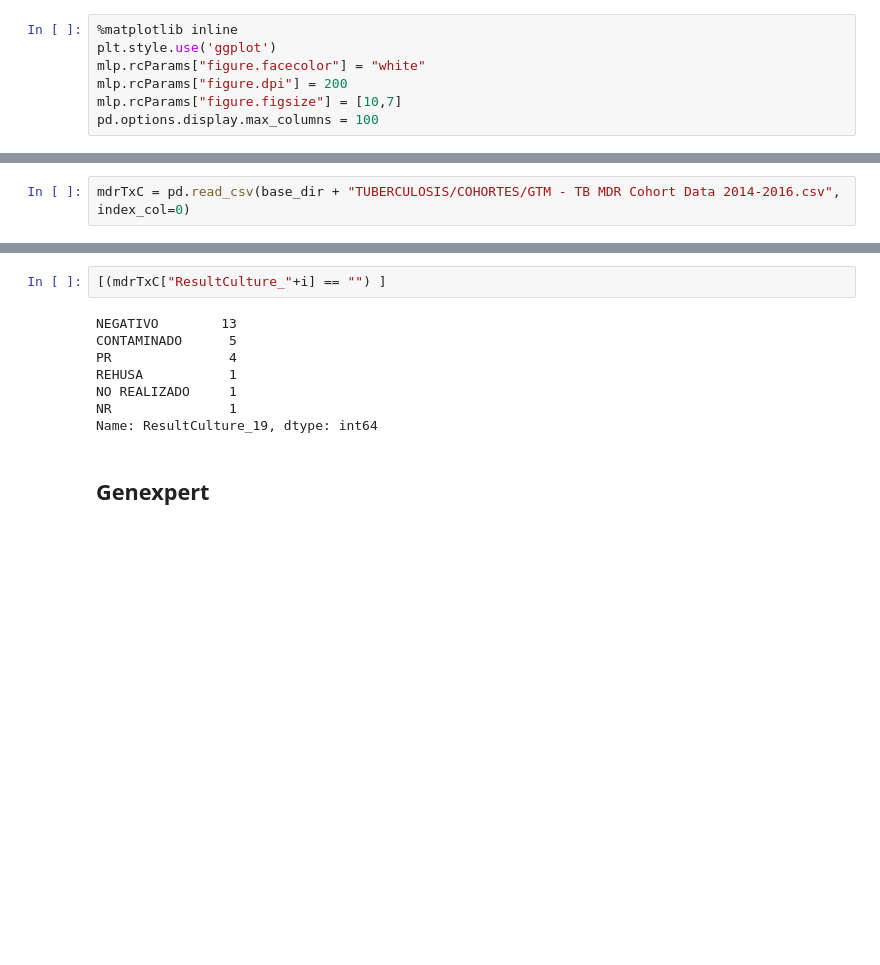
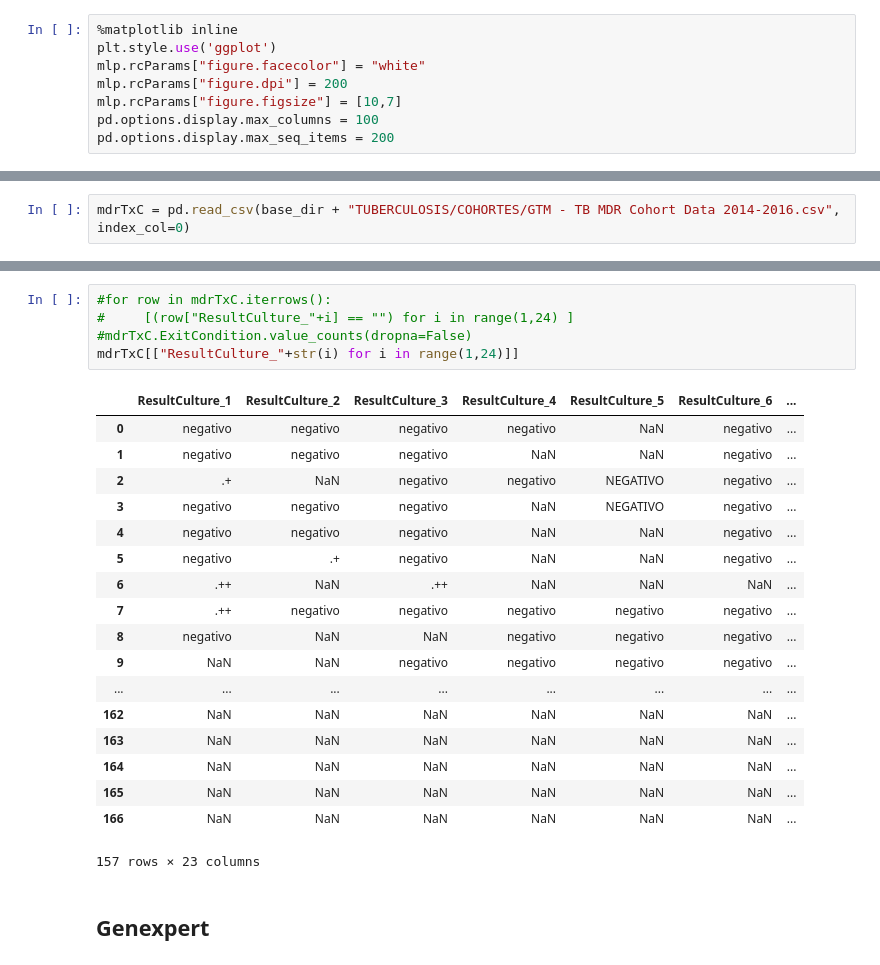
Before and after one commit to Guitlle/gf, a Jupyter notebook: outcome_measurement/tuberculosis/gtm/Guatemala - TB Tx Cohorts - Genexpert analysis.ipynb, the cells around one changed output, grey strips where cells are left out. Cells and saved outputs as stored; diff of their text form; blank space fills up the shorter version.

```diff
--- a/outcome_measurement/tuberculosis/gtm/Guatemala - TB Tx Cohorts - Genexpert analysis.ipynb
+++ b/outcome_measurement/tuberculosis/gtm/Guatemala - TB Tx Cohorts - Genexpert analysis.ipynb
@@ -26,6 +26,7 @@ mlp.rcParams["figure.facecolor"] = "white"
 mlp.rcParams["figure.dpi"] = 200
 mlp.rcParams["figure.figsize"] = [10,7]
 pd.options.display.max_columns = 100
+pd.options.display.max_seq_items = 200
 # %%
 priordepts2014 = [1, 5, 12, 10, 9, 11, 18, 19 ]
 priordepts2018 = [10, 11, 12, 14, 9, 13, 16, 18, 1, 5, 17]
@@ -141,14 +148,28 @@ Index(['ID', 'X_0', 'Gender', 'Age', 'X_1', 'Muni', 'Depto', 'DAS', 'PxNew',
       dtype='object')
-# %%
-[(mdrTxC["ResultCulture_"+i] == "") ]
-# %% [output]
-NEGATIVO        13
-CONTAMINADO      5
-PR               4
-REHUSA           1
-NO REALIZADO     1
-NR               1
-Name: ResultCulture_19, dtype: int64
+# %%
+#for row in mdrTxC.iterrows():
+#     [(row["ResultCulture_"+i] == "") for i in range(1,24) ]
+#mdrTxC.ExitCondition.value_counts(dropna=False)
+mdrTxC[["ResultCulture_"+str(i) for i in range(1,24)]]
+# %% [output]
+|  | ResultCulture_1 | ResultCulture_2 | ResultCulture_3 | ResultCulture_4 | ResultCulture_5 | ResultCulture_6 | ... |
+| 0 | negativo | negativo | negativo | negativo | NaN | negativo | ... |
+| 1 | negativo | negativo | negativo | NaN | NaN | negativo | ... |
+| 2 | .+ | NaN | negativo | negativo | NEGATIVO | negativo | ... |
+| 3 | negativo | negativo | negativo | NaN | NEGATIVO | negativo | ... |
+| 4 | negativo | negativo | negativo | NaN | NaN | negativo | ... |
+| 5 | negativo | .+ | negativo | NaN | NaN | negativo | ... |
+| 6 | .++ | NaN | .++ | NaN | NaN | NaN | ... |
+| 7 | .++ | negativo | negativo | negativo | negativo | negativo | ... |
+| 8 | negativo | NaN | NaN | negativo | negativo | negativo | ... |
+| 9 | NaN | NaN | negativo | negativo | negativo | negativo | ... |
+| ... | ... | ... | ... | ... | ... | ... | ... |
+| 162 | NaN | NaN | NaN | NaN | NaN | NaN | ... |
+| 163 | NaN | NaN | NaN | NaN | NaN | NaN | ... |
+| 164 | NaN | NaN | NaN | NaN | NaN | NaN | ... |
+| 165 | NaN | NaN | NaN | NaN | NaN | NaN | ... |
+| 166 | NaN | NaN | NaN | NaN | NaN | NaN | ... |
+157 rows × 23 columns
 # %% [markdown]
 ## Genexpert
 # %%
```
Also changed, not shown: parts of 5 cells of this notebook.
